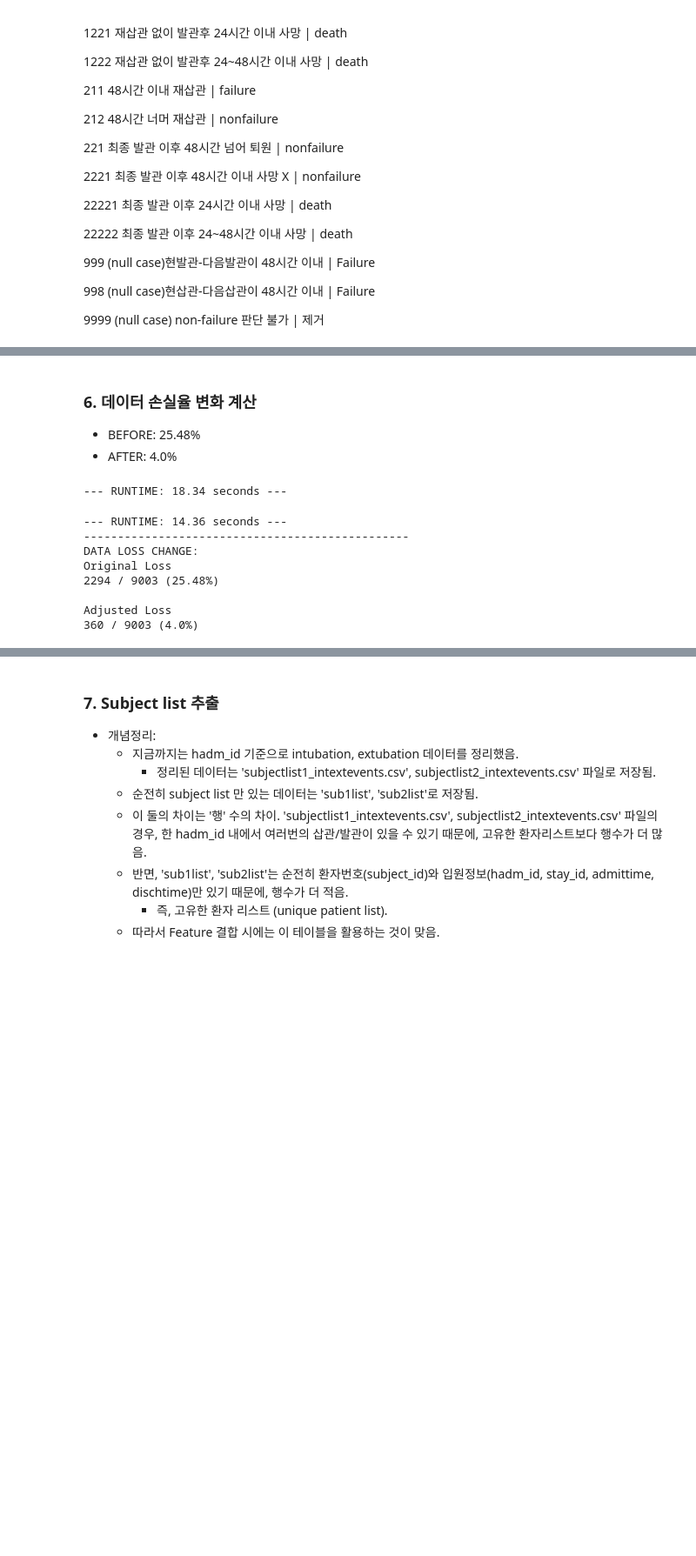
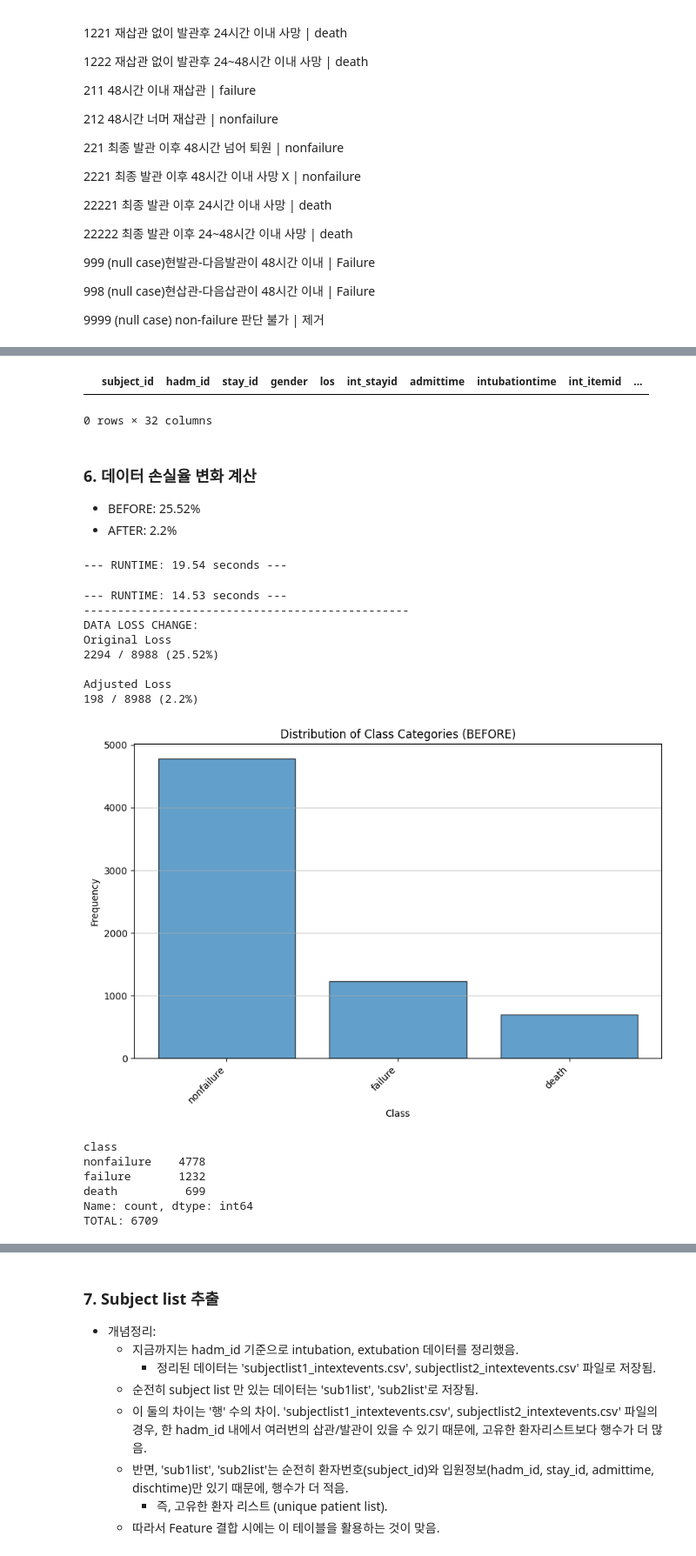
Before and after one commit to sujungleeml/P1_extubationfailure, a Jupyter notebook: 이수정/mimic4_ext_codes/00_subjectlist_prepare02_alignment.ipynb, the cells around one changed output, grey strips where cells are left out. Shown at 87% size. Saved outputs shown, nothing was run; the diff lists cells and outputs as text; code cells hidden in the pictures; blank space fills up the shorter version.

```diff
--- a/이수정/mimic4_ext_codes/00_subjectlist_prepare02_alignment.ipynb
+++ b/이수정/mimic4_ext_codes/00_subjectlist_prepare02_alignment.ipynb
@@ -505,12 +505,18 @@ Index(['subject_id', 'hadm_id', 'stay_id', 'gender', 'los', 'int_stayid',
+# %%
+subjectlist1[(subjectlist1.final_event == True) & (subjectlist1.extubationtime.isna())]   # 결측치 대체 검증 (아무 행도 없어야 정상)
+# %% [output]
+|  | subject_id | hadm_id | stay_id | gender | los | int_stayid | admittime | intubationtime | int_itemid | ... |
+0 rows × 32 columns
 # %% [markdown]
 ### 6. 데이터 손실율 변화 계산
-- BEFORE: 25.48%
-- AFTER: 4.0%
+- BEFORE: 25.52%
+- AFTER: 2.2%
 # %%
 # 오리지널 파일 불러오기
 paired_df = pd.read_csv('./data/paired_df.csv', index_col=0, \
                         parse_dates=['intubationtime', 'extubationtime', \
                                      'admittime', 'dischtime', 'deathtime'])
+paired_df = cls.create_stay_id(paired_df)   # stay id 만들기
 
 # 결측치 대체하지 않고 환자 분류
 reintubation_df_original = get_reintubation(paired_df)
@@ -535,12 +541,36 @@ print('')
 print(f'Adjusted Loss')
 print(f'{not_classified} / {total_count} ({round(not_classified/total_count * 100, 2)}%)')
 # %% [output]
---- RUNTIME: 18.34 seconds ---
+--- RUNTIME: 19.54 seconds ---
---- RUNTIME: 14.36 seconds ---
+--- RUNTIME: 14.53 seconds ---
 ------------------------------------------------
 DATA LOSS CHANGE:
 Original Loss
-2294 / 9003 (25.48%)
+2294 / 8988 (25.52%)
 
 Adjusted Loss
-360 / 9003 (4.0%)
+198 / 8988 (2.2%)
+# %%
+# Class 별로 (Non-failure, Death, Failure) 빈도 확인
+class_counts = subjects_df_original['class'].value_counts()
+
+# bar chart
+plt.figure(figsize=(10, 6))
+plt.bar(class_counts.index, class_counts.values, edgecolor='k', alpha=0.7)
+plt.title('Distribution of Class Categories (BEFORE)')
+plt.xlabel('Class')
+plt.ylabel('Frequency')
+plt.grid(axis='y', alpha=0.75)
+plt.xticks(rotation=45, ha='right')  # Rotate x-axis labels for readability
+plt.show()
+
+print(class_counts)
+print(f'TOTAL: {class_counts.sum()}')
+# %% [output]
+[figure, added]
+class
+nonfailure    4778
+failure       1232
+death          699
+Name: count, dtype: int64
+TOTAL: 6709
```
Also changed, not shown: parts of 16 cells of this notebook, 5 other files.
